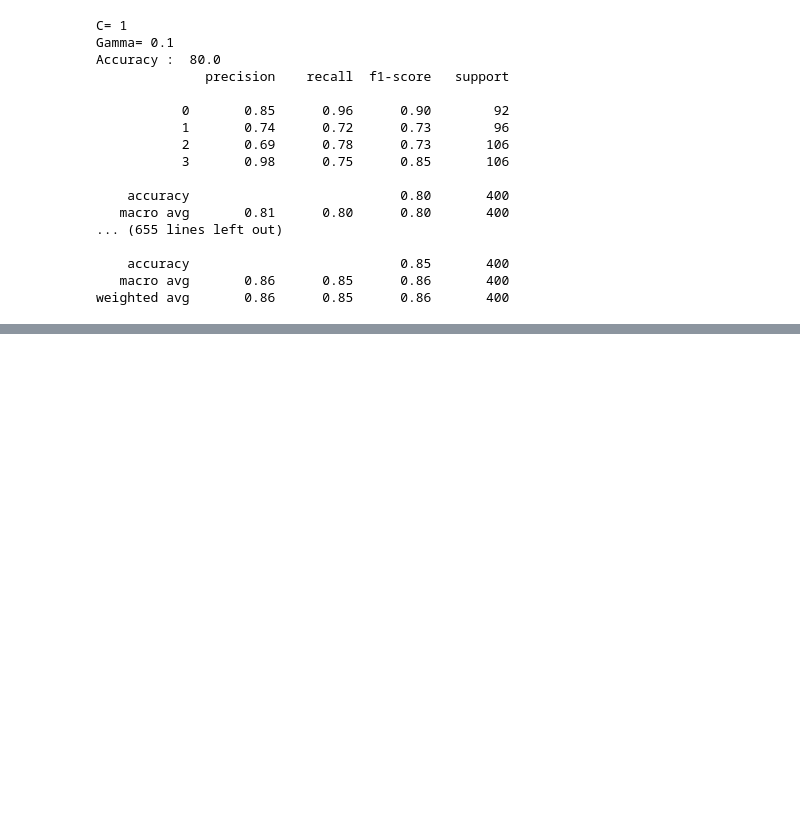
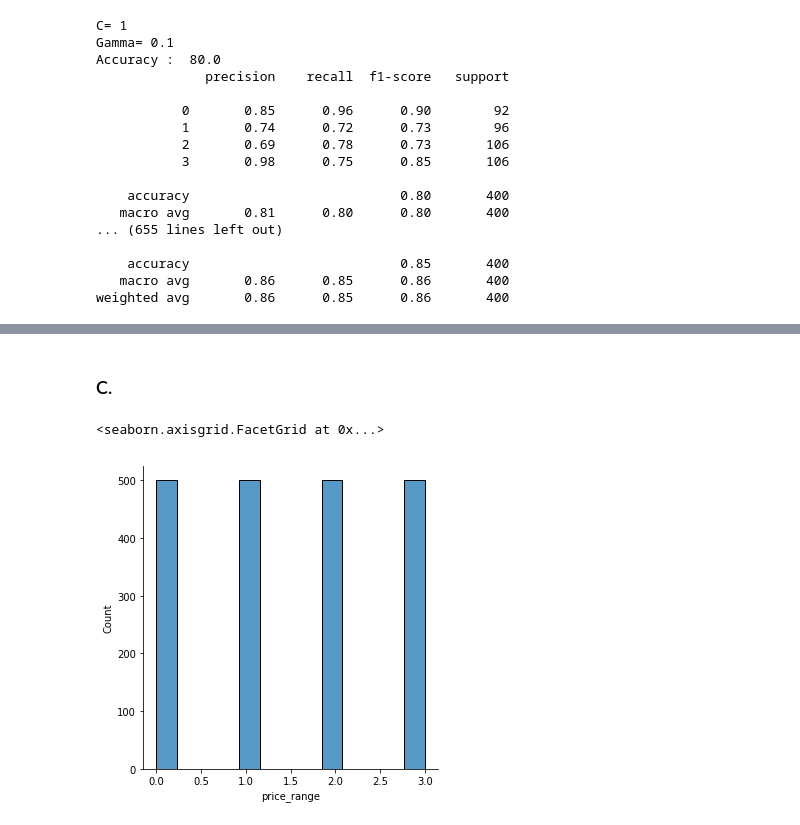
Before and after one commit to alisharifi2000/CS-SBU-DataMining-Msc-projects, a Jupyter notebook: Ali_Nikkhah_99422197/project3/project3.ipynb, the cells around one changed output, grey strips where cells are left out. Cells and saved outputs as stored; diff of their text form; code cells hidden in the pictures; blank space fills up the shorter version.

```diff
--- a/Ali_Nikkhah_99422197/project3/project3.ipynb
+++ b/Ali_Nikkhah_99422197/project3/project3.ipynb
@@ -260,0 +313,9 @@ weighted avg       0.86      0.85      0.86       400
+# %% [markdown]
+### C.
+# %%
+
+# Check Distribution of price_range
+sns.displot(mobile_train['price_range'])
+# %% [output]
+<seaborn.axisgrid.FacetGrid at 0x...>
+[figure, added]
```
Also changed, not shown: parts of 17 cells of this notebook, 2 other files.
